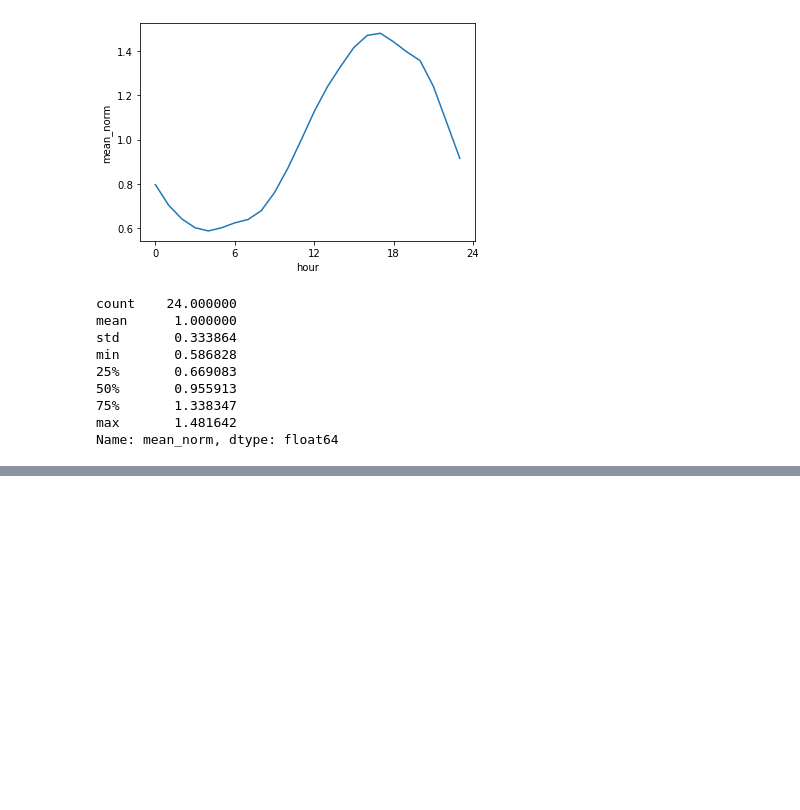
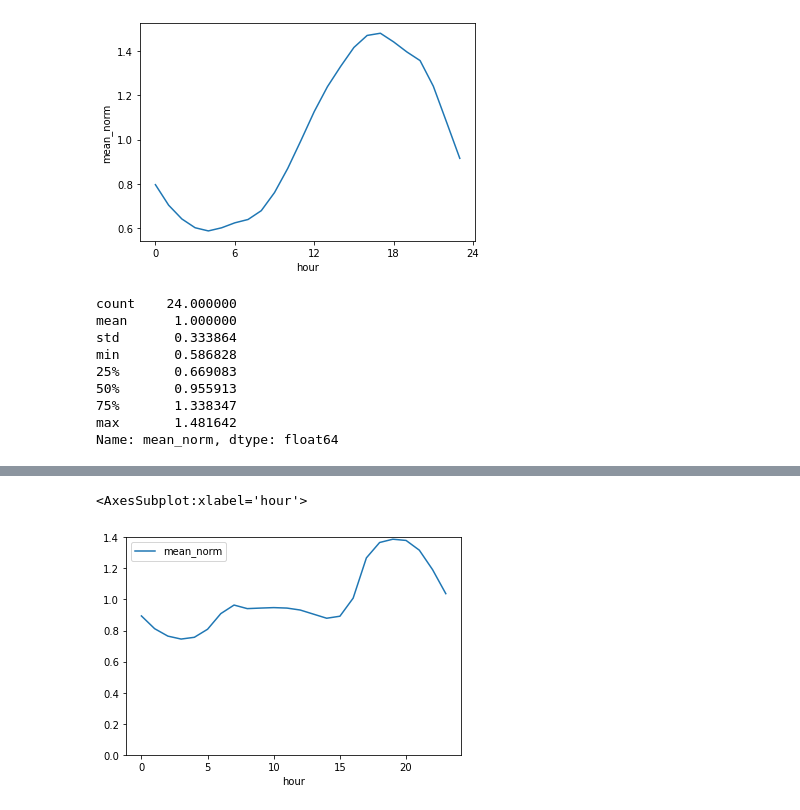
Before and after one commit to josephko91/anthropogenic-heat-la, a Jupyter notebook: residential-smart-meter.ipynb, the cells around one changed output, grey strips where cells are left out. Cells and saved outputs as stored; diff of their text form; code cells hidden in the pictures; blank space fills up the shorter version.

```diff
--- a/residential-smart-meter.ipynb
+++ b/residential-smart-meter.ipynb
@@ -247,0 +322,8 @@ Name: mean_norm, dtype: float64
+# %%
+# Weekday (Wednesday) in the coldest month (December)
+df_cz9_winter_weekday = df_cz9[(df_cz9.month==12) & (df_cz9.day==4)].copy()
+df_cz9_winter_weekday['mean_norm'] = df_cz9_winter_weekday['mean']/df_cz9_winter_weekday['mean'].mean()
+df_cz9_winter_weekday.plot(x='hour', y='mean_norm', ylim=(0,1.4))
+# %% [output]
+<AxesSubplot:xlabel='hour'>
+[figure, added]
```
Also changed, not shown: parts of 16 cells of this notebook.
